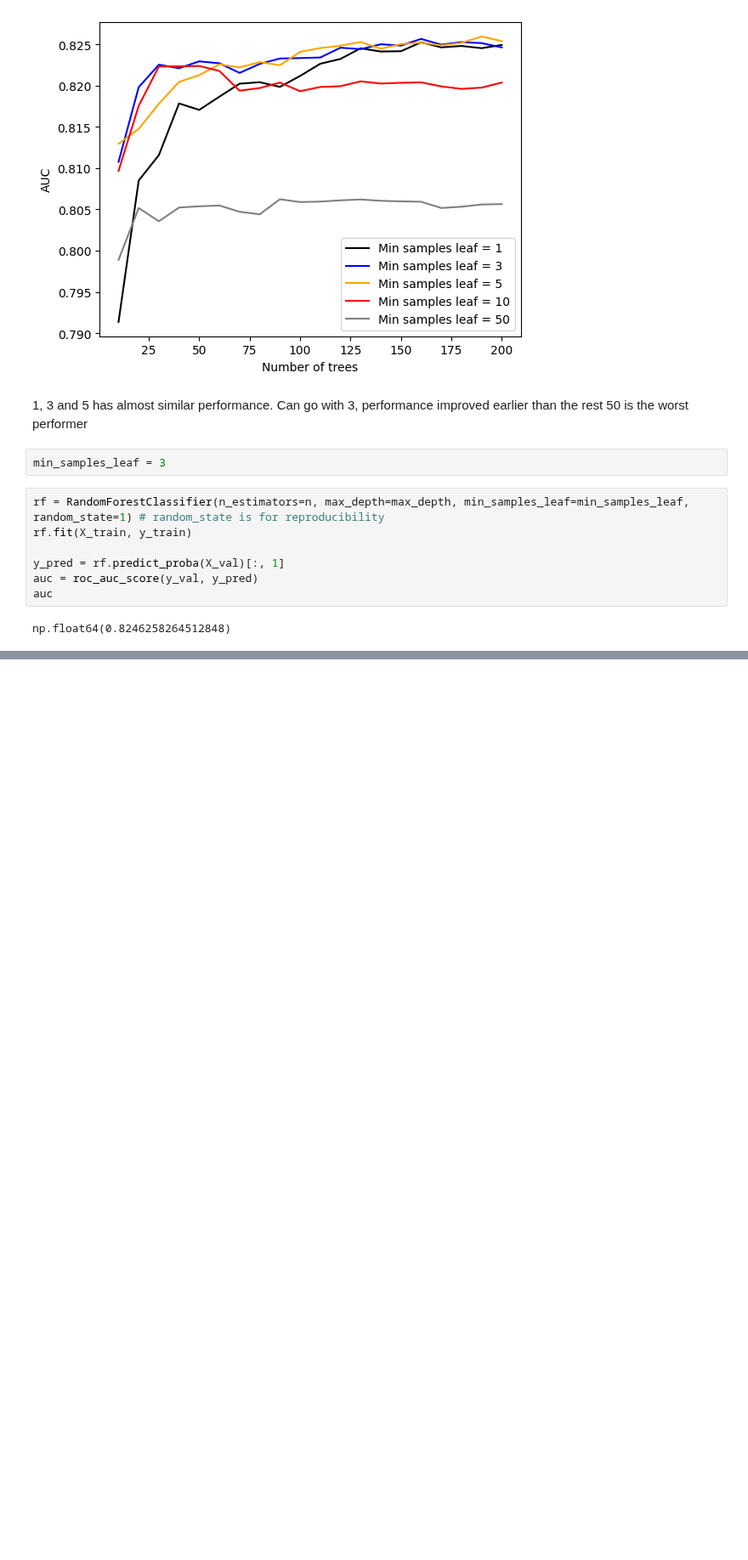
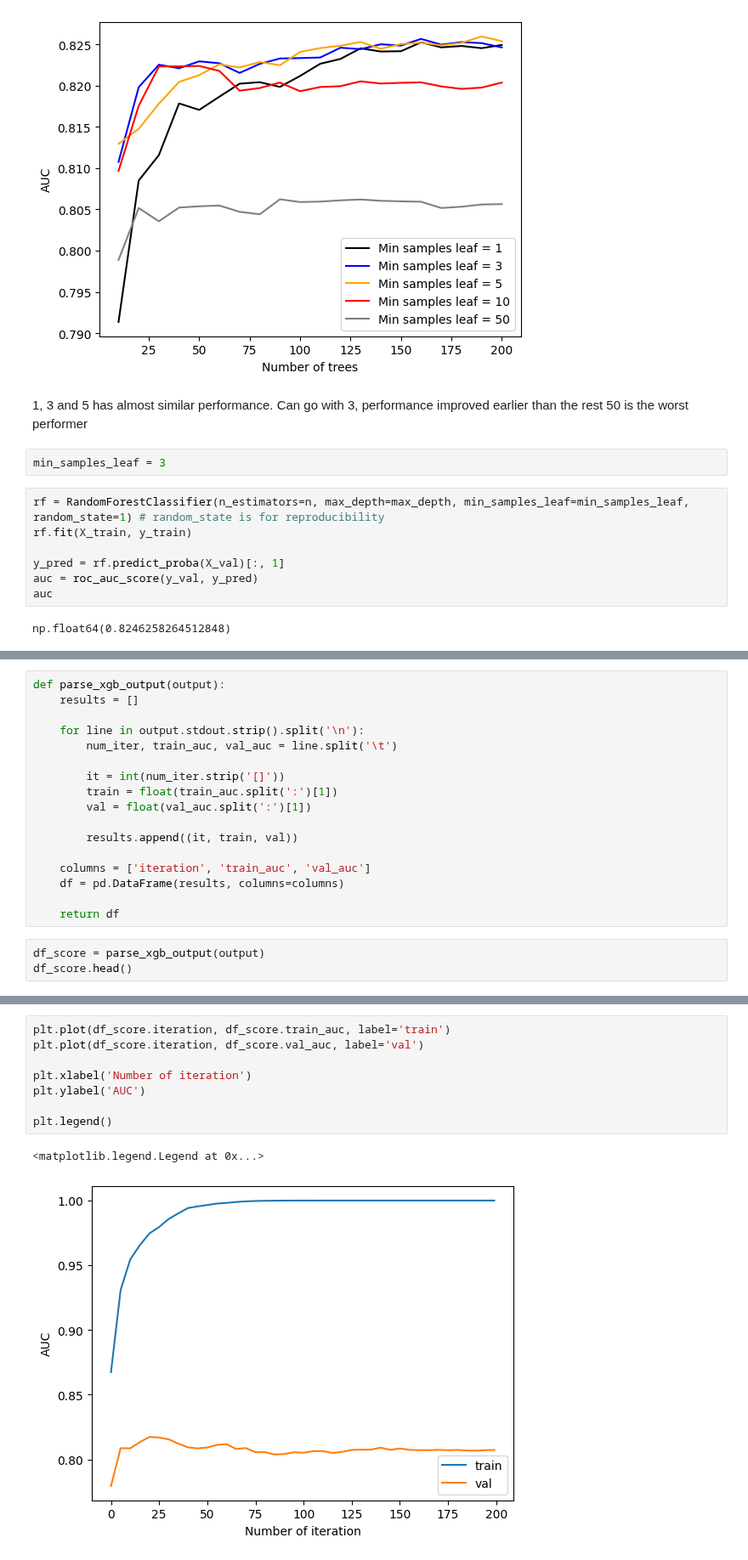
Before and after one commit to sheilambadi/machine-learning-zoomcamp, a Jupyter notebook: machine-learning-zoomcamp/06_decision_trees_and_ensemble_learning/coursework.ipynb, the cells around one changed output, grey strips where cells are left out. Shown at 85% size. Saved outputs shown, nothing was run; the diff lists cells and outputs as text; blank space fills up the shorter version.

```diff
--- a/machine-learning-zoomcamp/06_decision_trees_and_ensemble_learning/coursework.ipynb
+++ b/machine-learning-zoomcamp/06_decision_trees_and_ensemble_learning/coursework.ipynb
@@ -862,0 +962,20 @@ np.float64(0.8246258264512848)
+# %%
+def parse_xgb_output(output):
+    results = []
+
+    for line in output.stdout.strip().split('\n'):
+        num_iter, train_auc, val_auc = line.split('\t')
+
+        it = int(num_iter.strip('[]'))
+        train = float(train_auc.split(':')[1])
+        val = float(val_auc.split(':')[1])
+
+        results.append((it, train, val))
+
+    columns = ['iteration', 'train_auc', 'val_auc']
+    df = pd.DataFrame(results, columns=columns)
+
+    return df
+# %%
+df_score = parse_xgb_output(output)
+df_score.head()
@@ -862,0 +989,11 @@ np.float64(0.8246258264512848)
+# %%
+plt.plot(df_score.iteration, df_score.train_auc, label='train')
+plt.plot(df_score.iteration, df_score.val_auc, label='val')
+
+plt.xlabel('Number of iteration')
+plt.ylabel('AUC')
+
+plt.legend()
+# %% [output]
+<matplotlib.legend.Legend at 0x...>
+[figure, added]
```
Also changed, not shown: parts of 12 cells of this notebook, 2 other files.
